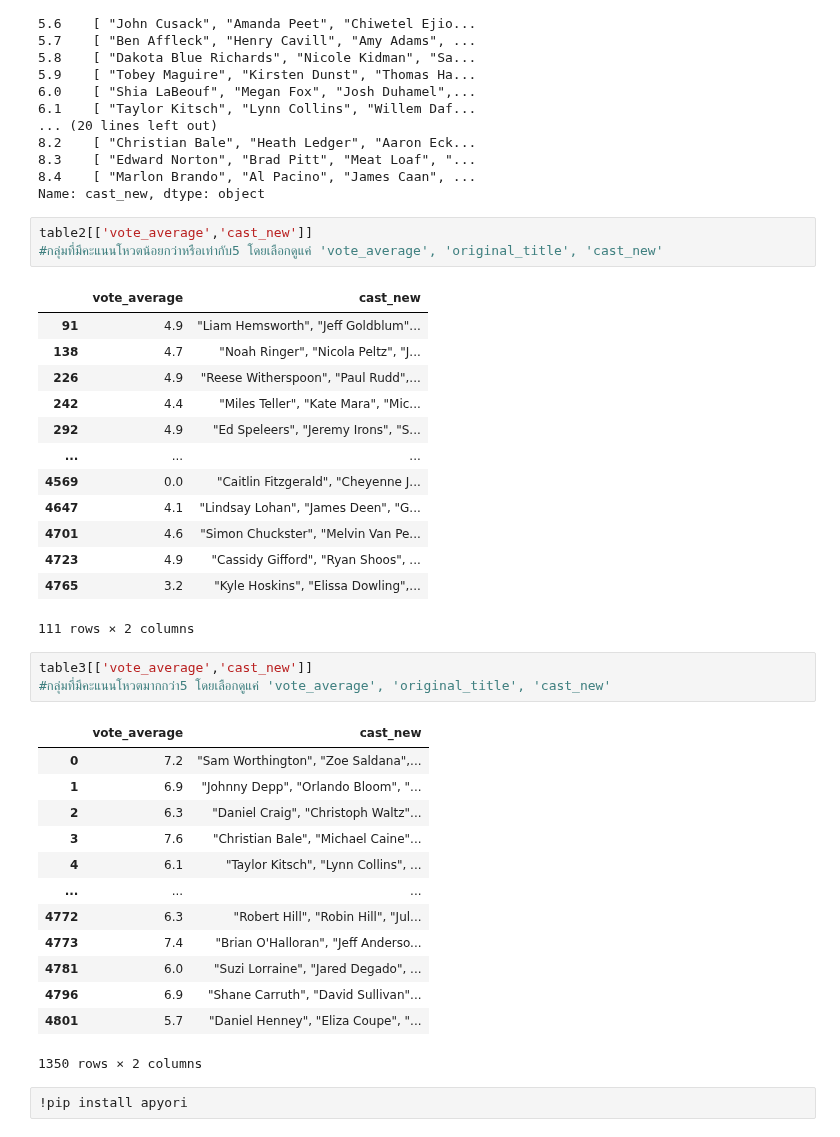
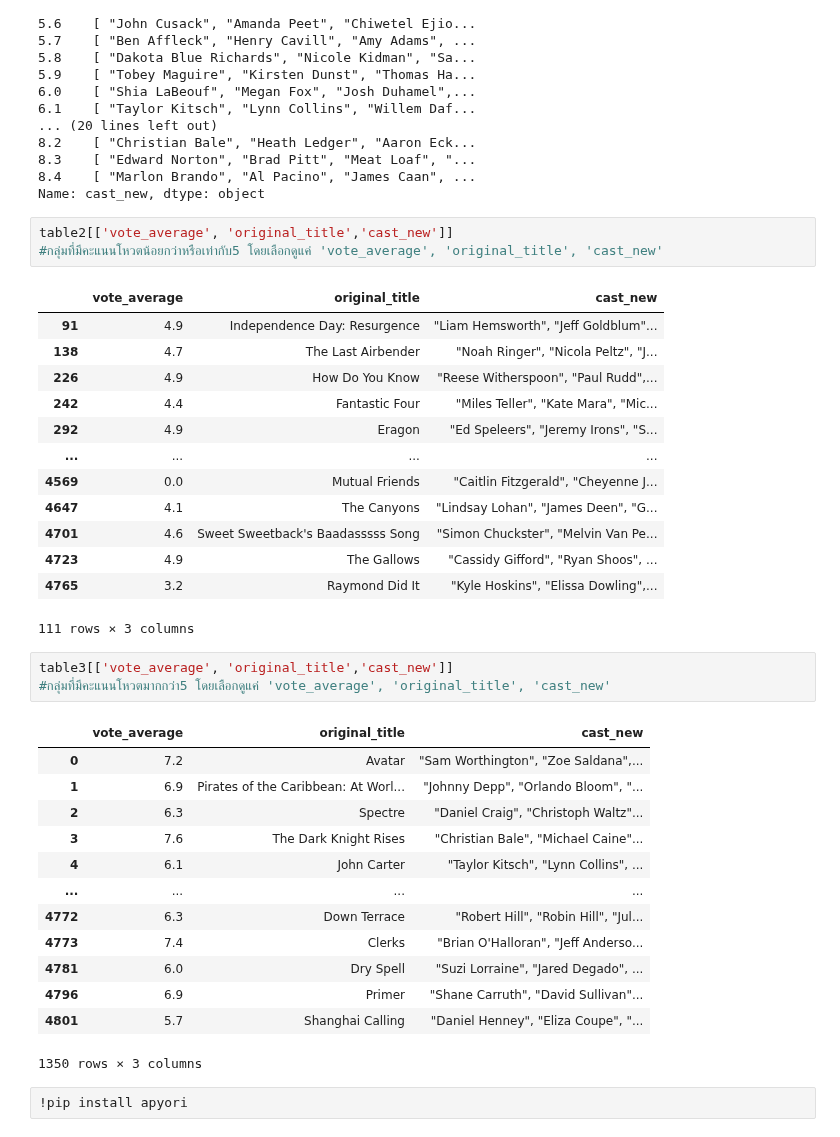
Before and after one commit to paweenatoei/KKU_data_mining, a Jupyter notebook: Project.ipynb, the cells around one changed output. Saved outputs shown, nothing was run; the diff lists cells and outputs as text.

```diff
--- a/Project.ipynb
+++ b/Project.ipynb
@@ -371,39 +363,39 @@ vote_average
 8.4    [ "Marlon Brando", "Al Pacino", "James Caan", ...
 Name: cast_new, dtype: object
 # %%
-table2[['vote_average','cast_new']]
+table2[['vote_average', 'original_title','cast_new']]
 #กลุ่มที่มีคะแนนโหวตน้อยกว่าหรือเท่ากับ5 โดยเลือกดูแค่ 'vote_average', 'original_title', 'cast_new'
 # %% [output]
-|  | vote_average | cast_new |
-| 91 | 4.9 | "Liam Hemsworth", "Jeff Goldblum"... |
-| 138 | 4.7 | "Noah Ringer", "Nicola Peltz", "J... |
-| 226 | 4.9 | "Reese Witherspoon", "Paul Rudd",... |
-| 242 | 4.4 | "Miles Teller", "Kate Mara", "Mic... |
-| 292 | 4.9 | "Ed Speleers", "Jeremy Irons", "S... |
-| ... | ... | ... |
-| 4569 | 0.0 | "Caitlin Fitzgerald", "Cheyenne J... |
-| 4647 | 4.1 | "Lindsay Lohan", "James Deen", "G... |
-| 4701 | 4.6 | "Simon Chuckster", "Melvin Van Pe... |
-| 4723 | 4.9 | "Cassidy Gifford", "Ryan Shoos", ... |
-| 4765 | 3.2 | "Kyle Hoskins", "Elissa Dowling",... |
+|  | vote_average | original_title | cast_new |
+| 91 | 4.9 | Independence Day: Resurgence | "Liam Hemsworth", "Jeff Goldblum"... |
+| 138 | 4.7 | The Last Airbender | "Noah Ringer", "Nicola Peltz", "J... |
+| 226 | 4.9 | How Do You Know | "Reese Witherspoon", "Paul Rudd",... |
+| 242 | 4.4 | Fantastic Four | "Miles Teller", "Kate Mara", "Mic... |
+| 292 | 4.9 | Eragon | "Ed Speleers", "Jeremy Irons", "S... |
+| ... | ... | ... | ... |
+| 4569 | 0.0 | Mutual Friends | "Caitlin Fitzgerald", "Cheyenne J... |
+| 4647 | 4.1 | The Canyons | "Lindsay Lohan", "James Deen", "G... |
+| 4701 | 4.6 | Sweet Sweetback's Baadasssss Song | "Simon Chuckster", "Melvin Van Pe... |
+| 4723 | 4.9 | The Gallows | "Cassidy Gifford", "Ryan Shoos", ... |
+| 4765 | 3.2 | Raymond Did It | "Kyle Hoskins", "Elissa Dowling",... |
-111 rows × 2 columns
+111 rows × 3 columns
 # %%
-table3[['vote_average','cast_new']]
+table3[['vote_average', 'original_title','cast_new']]
 #กลุ่มที่มีคะแนนโหวตมากกว่า5 โดยเลือกดูแค่ 'vote_average', 'original_title', 'cast_new'
 # %% [output]
-|  | vote_average | cast_new |
-| 0 | 7.2 | "Sam Worthington", "Zoe Saldana",... |
-| 1 | 6.9 | "Johnny Depp", "Orlando Bloom", "... |
-| 2 | 6.3 | "Daniel Craig", "Christoph Waltz"... |
-| 3 | 7.6 | "Christian Bale", "Michael Caine"... |
-| 4 | 6.1 | "Taylor Kitsch", "Lynn Collins", ... |
-| ... | ... | ... |
-| 4772 | 6.3 | "Robert Hill", "Robin Hill", "Jul... |
-| 4773 | 7.4 | "Brian O'Halloran", "Jeff Anderso... |
-| 4781 | 6.0 | "Suzi Lorraine", "Jared Degado", ... |
-| 4796 | 6.9 | "Shane Carruth", "David Sullivan"... |
-| 4801 | 5.7 | "Daniel Henney", "Eliza Coupe", "... |
+|  | vote_average | original_title | cast_new |
+| 0 | 7.2 | Avatar | "Sam Worthington", "Zoe Saldana",... |
+| 1 | 6.9 | Pirates of the Caribbean: At Worl... | "Johnny Depp", "Orlando Bloom", "... |
+| 2 | 6.3 | Spectre | "Daniel Craig", "Christoph Waltz"... |
+| 3 | 7.6 | The Dark Knight Rises | "Christian Bale", "Michael Caine"... |
+| 4 | 6.1 | John Carter | "Taylor Kitsch", "Lynn Collins", ... |
+| ... | ... | ... | ... |
+| 4772 | 6.3 | Down Terrace | "Robert Hill", "Robin Hill", "Jul... |
+| 4773 | 7.4 | Clerks | "Brian O'Halloran", "Jeff Anderso... |
+| 4781 | 6.0 | Dry Spell | "Suzi Lorraine", "Jared Degado", ... |
+| 4796 | 6.9 | Primer | "Shane Carruth", "David Sullivan"... |
+| 4801 | 5.7 | Shanghai Calling | "Daniel Henney", "Eliza Coupe", "... |
-1350 rows × 2 columns
+1350 rows × 3 columns
 # %%
 !pip install apyori
 # %% [output]
```
Also changed, not shown: parts of 2 cells of this notebook.
